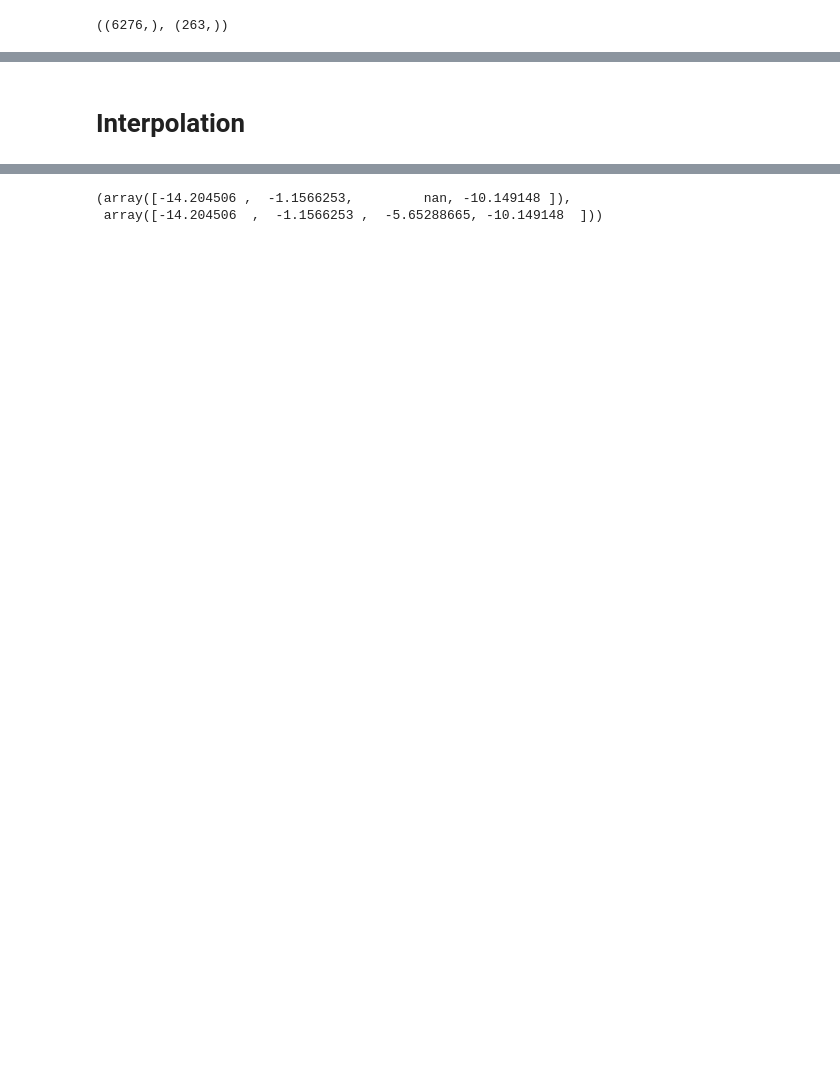
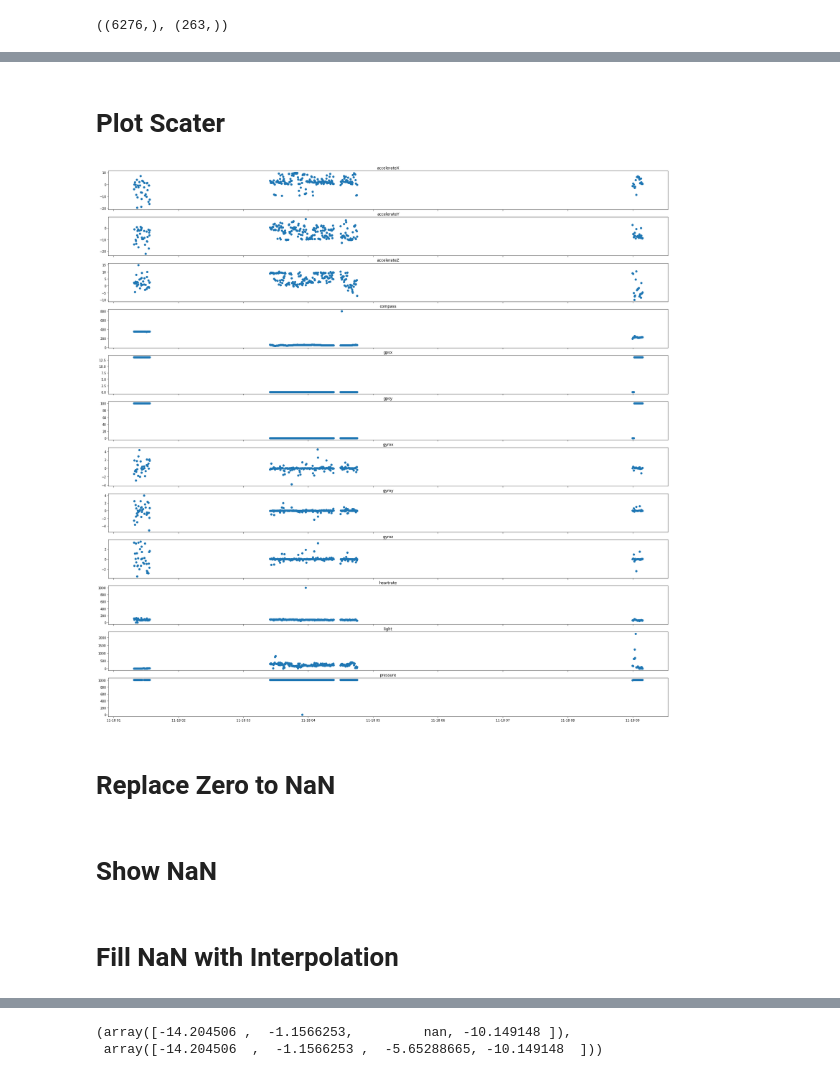
Before and after one commit to bdintu/machine-learning, a Jupyter notebook: lab1/lab1-1.ipynb, the cells around one changed output, grey strips where cells are left out. Drawn from its saved outputs; the diff is of its cells as text; code cells hidden in the pictures; blank space fills up the shorter version.

```diff
--- a/lab1/lab1-1.ipynb
+++ b/lab1/lab1-1.ipynb
@@ -51,0 +64,11 @@ rec_raw.shape, rec_uni.shape
+# %% [markdown]
+# Plot Scater
+# %%
+fig, ax = plt.subplots(len(rec.dtype), 1, figsize = (32, 32), sharex=True)
+for i, col in enumerate(rec.dtype.names):
+    ax[i].plot_date(rec_uni['uts'], rec[col])
+    ax[i].set_title(col)
+# %% [output]
+[figure, added]
+# %% [markdown]
+# Replace Zero to NaN
@@ -51,0 +78,2 @@ rec_raw.shape, rec_uni.shape
+# %% [markdown]
+# Show NaN
@@ -52,2 +84,2 @@ rec_raw.shape, rec_uni.shape
 # %% [markdown]
-# Interpolation
+# Fill NaN with Interpolation
```
Also changed, not shown: parts of 28 cells of this notebook, 2 other files.
